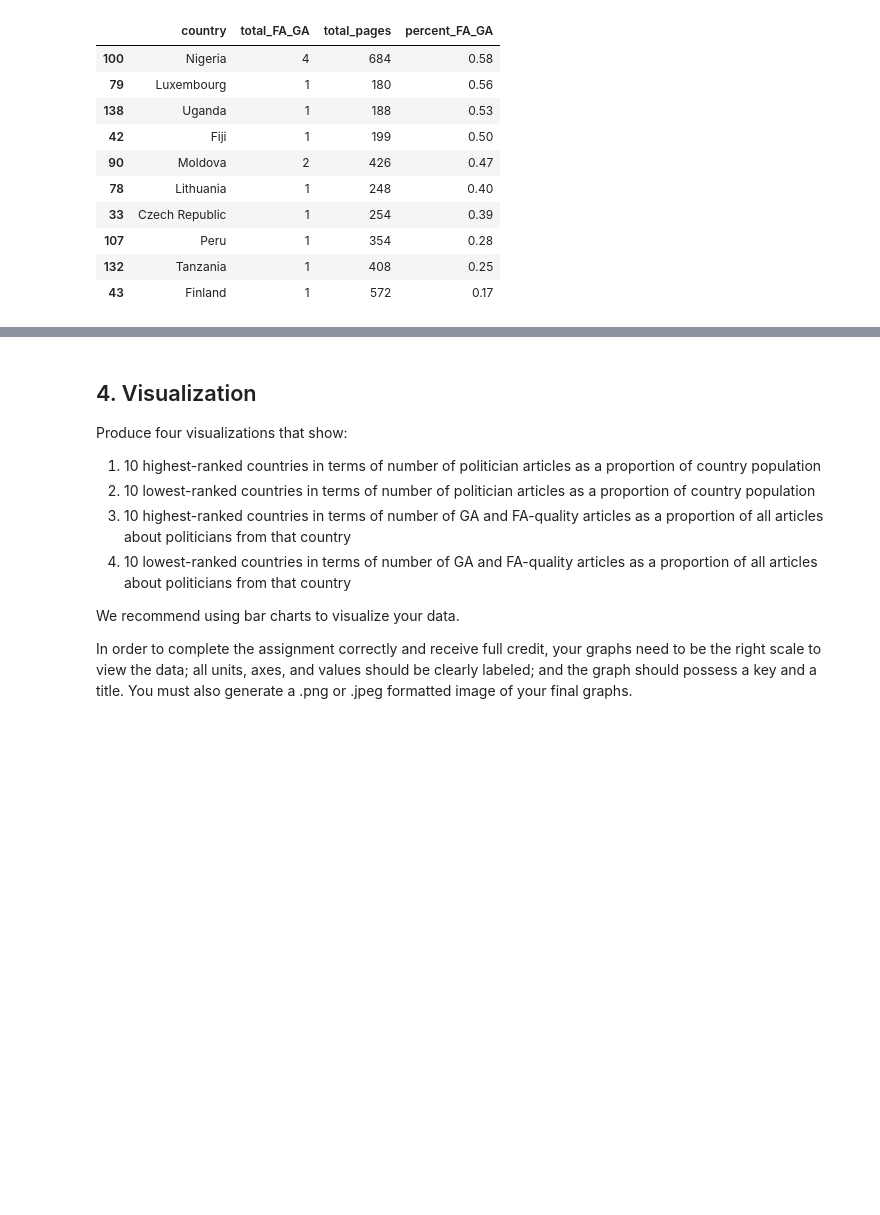
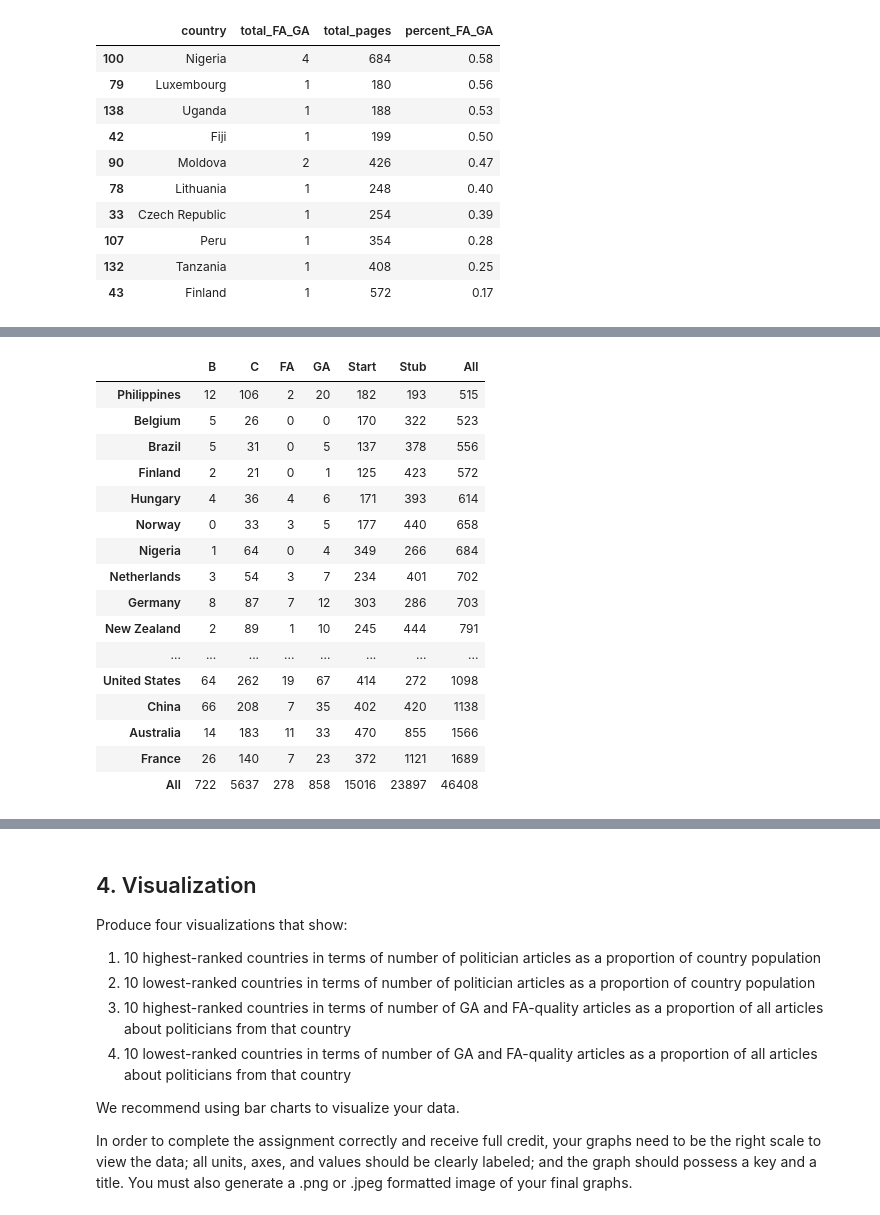
Before and after one commit to orbitse/data-512-a2, a Jupyter notebook: hcds-a2-bias.ipynb, the cells around one changed output, grey strips where cells are left out. Drawn from its saved outputs; the diff is of its cells as text; code cells hidden in the pictures; blank space fills up the shorter version.

```diff
--- a/hcds-a2-bias.ipynb
+++ b/hcds-a2-bias.ipynb
@@ -512,0 +549,20 @@ sort_prop_type_df.tail(10)
+# %%
+cross_tab.sort_values(["All"]).tail(25)
+# %% [output]
+|  | B | C | FA | GA | Start | Stub | All |
+| Philippines | 12 | 106 | 2 | 20 | 182 | 193 | 515 |
+| Belgium | 5 | 26 | 0 | 0 | 170 | 322 | 523 |
+| Brazil | 5 | 31 | 0 | 5 | 137 | 378 | 556 |
+| Finland | 2 | 21 | 0 | 1 | 125 | 423 | 572 |
+| Hungary | 4 | 36 | 4 | 6 | 171 | 393 | 614 |
+| Norway | 0 | 33 | 3 | 5 | 177 | 440 | 658 |
+| Nigeria | 1 | 64 | 0 | 4 | 349 | 266 | 684 |
+| Netherlands | 3 | 54 | 3 | 7 | 234 | 401 | 702 |
+| Germany | 8 | 87 | 7 | 12 | 303 | 286 | 703 |
+| New Zealand | 2 | 89 | 1 | 10 | 245 | 444 | 791 |
+| ... | ... | ... | ... | ... | ... | ... | ... |
+| United States | 64 | 262 | 19 | 67 | 414 | 272 | 1098 |
+| China | 66 | 208 | 7 | 35 | 402 | 420 | 1138 |
+| Australia | 14 | 183 | 11 | 33 | 470 | 855 | 1566 |
+| France | 26 | 140 | 7 | 23 | 372 | 1121 | 1689 |
+| All | 722 | 5637 | 278 | 858 | 15016 | 23897 | 46408 |
```
Also changed, not shown: parts of 10 cells of this notebook.
